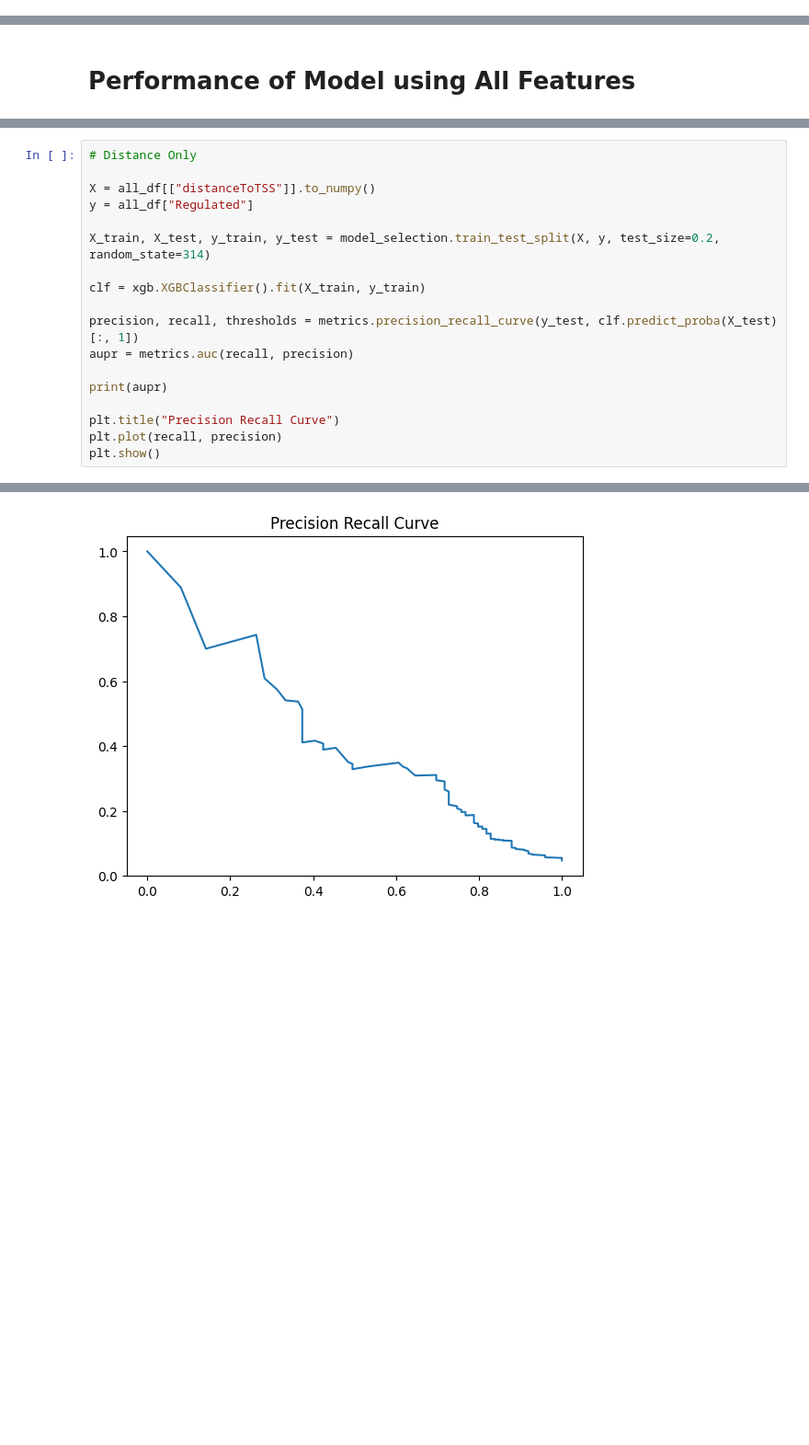
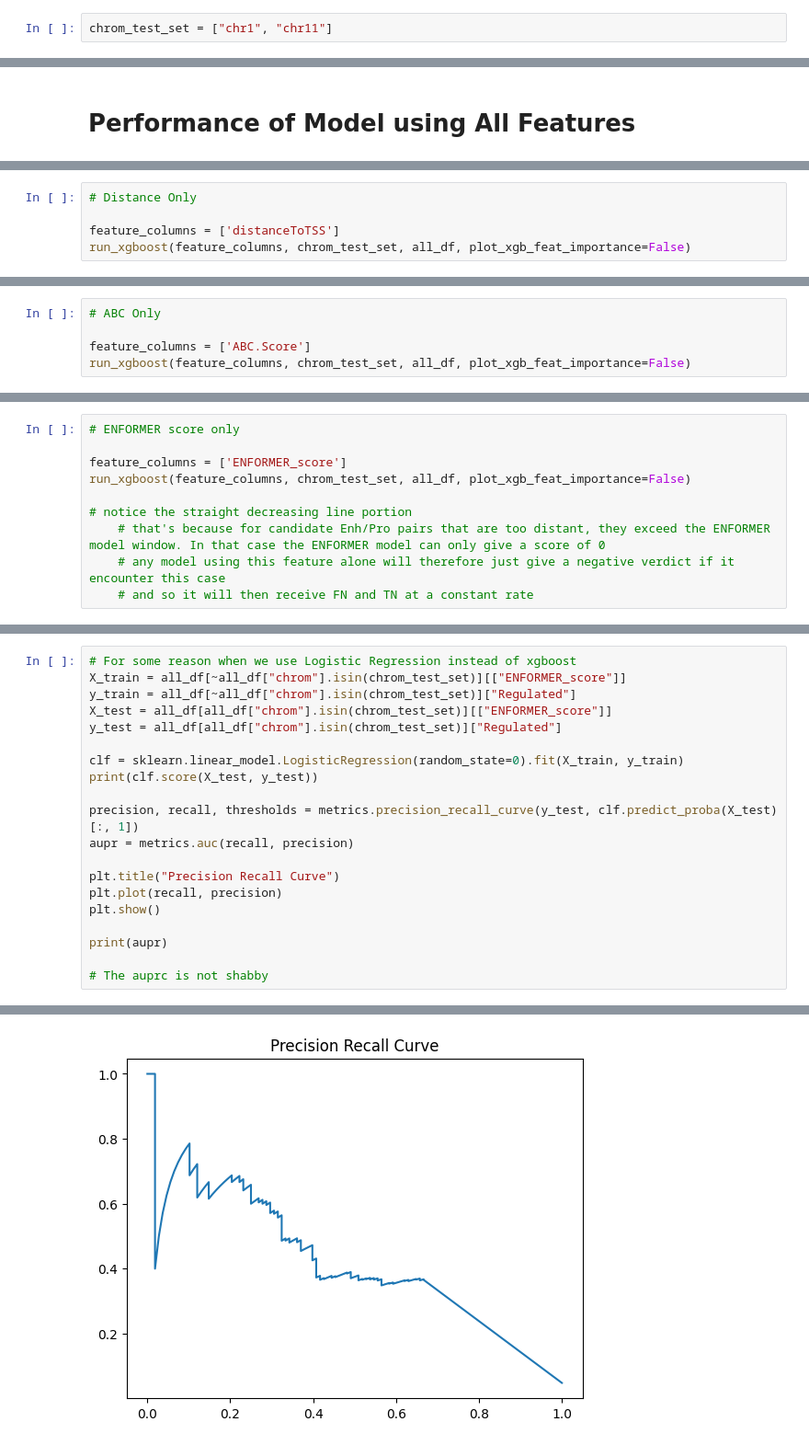
Before and after one commit to owenyi2/Garvan_Internship_2023, a Jupyter notebook: analysing_output/main.ipynb, the cells around one changed output, grey strips where cells are left out. Shown at 92% size. Drawn from its saved outputs; the diff is of its cells as text; blank space fills up the shorter version.

```diff
--- a/analysing_output/main.ipynb
+++ b/analysing_output/main.ipynb
@@ -89,0 +89,2 @@ plt.show()
+# %%
+chrom_test_set = ["chr1", "chr11"]
@@ -117,0 +132,5 @@ plt.show()
+# %%
+# Distance Only
+
+feature_columns = ['distanceToTSS']
+run_xgboost(feature_columns, chrom_test_set, all_df, plot_xgb_feat_importance=False)
@@ -117,0 +140,5 @@ plt.show()
+# %%
+# ABC Only
+
+feature_columns = ['ABC.Score']
+run_xgboost(feature_columns, chrom_test_set, all_df, plot_xgb_feat_importance=False)
@@ -117,0 +148,10 @@ plt.show()
+# %%
+# ENFORMER score only
+
+feature_columns = ['ENFORMER_score']
+run_xgboost(feature_columns, chrom_test_set, all_df, plot_xgb_feat_importance=False)
+
+# notice the straight decreasing line portion
+    # that's because for candidate Enh/Pro pairs that are too distant, they exceed the ENFORMER model window. In that case the ENFORMER model can only give a score of 0
+    # any model using this feature alone will therefore just give a negative verdict if it encounter this case
+    # and so it will then receive FN and TN at a constant rate
@@ -118,19 +161,21 @@ plt.show()
 # %%
-# Distance Only
+# For some reason when we use Logistic Regression instead of xgboost
+X_train = all_df[~all_df["chrom"].isin(chrom_test_set)][["ENFORMER_score"]]
+y_train = all_df[~all_df["chrom"].isin(chrom_test_set)]["Regulated"]
+X_test = all_df[all_df["chrom"].isin(chrom_test_set)][["ENFORMER_score"]]
+y_test = all_df[all_df["chrom"].isin(chrom_test_set)]["Regulated"]
 
-X = all_df[["distanceToTSS"]].to_numpy()
-y = all_df["Regulated"]
-
-X_train, X_test, y_train, y_test = model_selection.train_test_split(X, y, test_size=0.2, random_state=314)
-
-clf = xgb.XGBClassifier().fit(X_train, y_train)
+clf = sklearn.linear_model.LogisticRegression(random_state=0).fit(X_train, y_train)
+print(clf.score(X_test, y_test))
 
 precision, recall, thresholds = metrics.precision_recall_curve(y_test, clf.predict_proba(X_test)[:, 1])
 aupr = metrics.auc(recall, precision)
 
-print(aupr)
-
 plt.title("Precision Recall Curve")
 plt.plot(recall, precision)
 plt.show()
+
+print(aupr)
+
+# The auprc is not shabby
 # %% [output]
@@ -138 +183 @@ plt.show()
-[figure, old version]
+[figure, new version]
```
Also changed, not shown: parts of 26 cells of this notebook, 8 other files.
